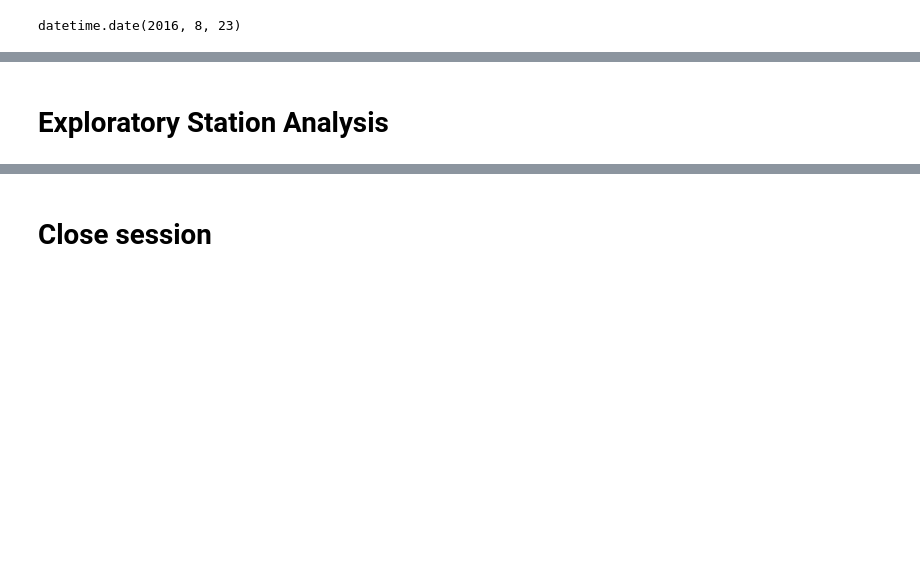
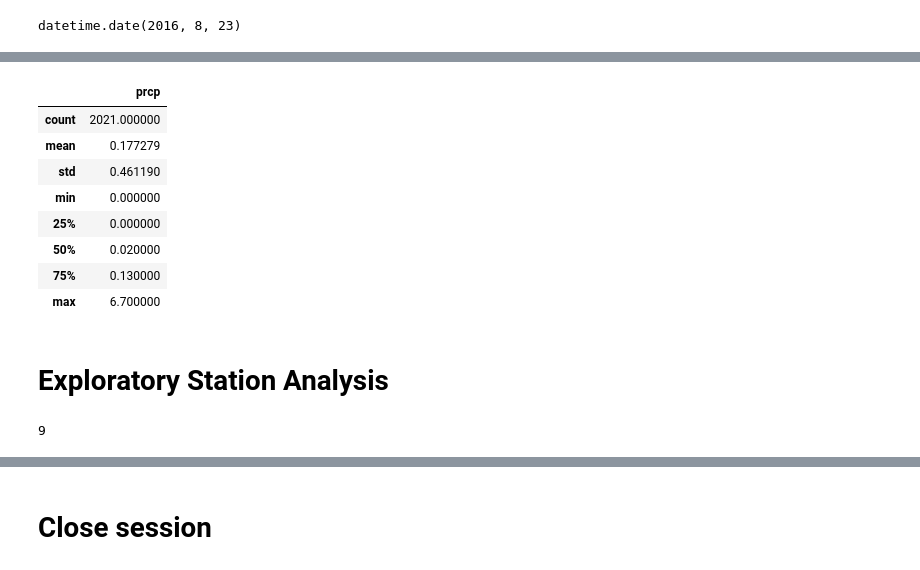
Before and after one commit to engeljason/sql_alchemy_playground, a Jupyter notebook: climate_analysis.ipynb, the cells around one changed output, grey strips where cells are left out. Cells and saved outputs as stored; diff of their text form; code cells hidden in the pictures; blank space fills up the shorter version.

```diff
--- a/climate_analysis.ipynb
+++ b/climate_analysis.ipynb
@@ -68,2 +68,13 @@ plt.bar(x = df.index, height=df['prcp'], tick_label = xticks)
 # %%
 # Use Pandas to calcualte the summary statistics for the precipitation data
+df.describe()
+# %% [output]
+|  | prcp |
+| count | 2021.000000 |
+| mean | 0.177279 |
+| std | 0.461190 |
+| min | 0.000000 |
+| 25% | 0.000000 |
+| 50% | 0.020000 |
+| 75% | 0.130000 |
+| max | 6.700000 |
@@ -72,7 +81,10 @@ session.close()
 # %% [markdown]
 # Exploratory Station Analysis
 # %%
-# Design a query to calculate the total number stations in the dataset
+# Design a query to calculate the total number of stations in the dataset
+session.query(Station).count()
+# %% [output]
+9
 # %%
 # Design a query to find the most active stations (i.e. what stations have the most rows?)
 # List the stations and the counts in descending order.
```
Also changed, not shown: parts of 6 cells of this notebook, 1 other file.
